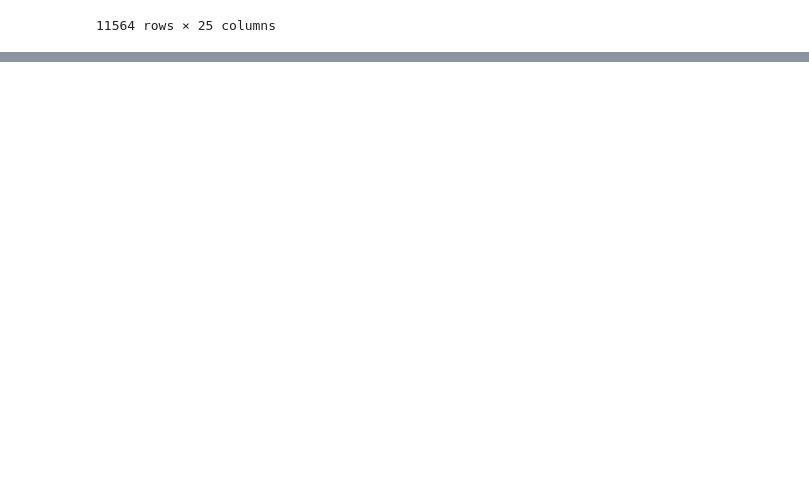
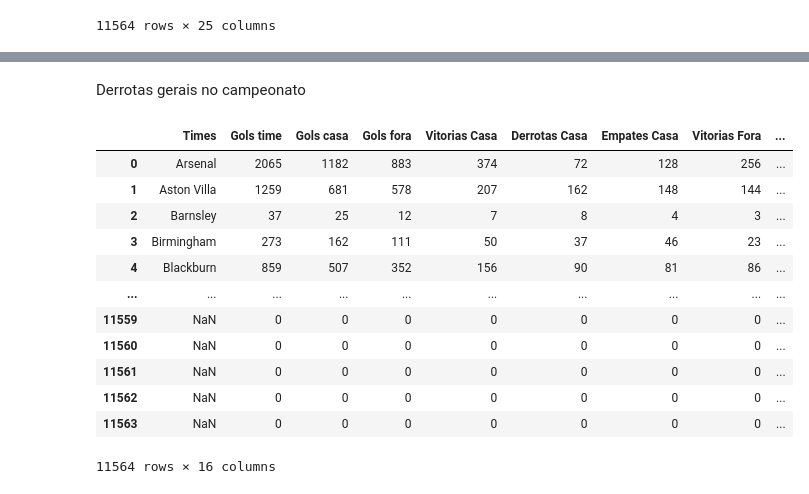
Before and after one commit to Jgabriel1800/Times_ingleses, a Jupyter notebook: premierleague.ipynb, the cells around one changed output, grey strips where cells are left out. Cells and saved outputs as stored; diff of their text form; code cells hidden in the pictures; blank space fills up the shorter version.

```diff
--- a/premierleague.ipynb
+++ b/premierleague.ipynb
@@ -373,0 +377,2 @@ dados_inicio
+# %%
+dados_resultados=pd.DataFrame(dados_inicio[['Times','Gols time','Gols casa','Gols fora','Media gols fora','Media gols casa','Vitorias Casa','Derrotas Casa','Empates Casa','Vitorias Fora','Derrotas Fora','Empates Fora','Vitorias total','Derrotas total','Empates total','Total jogos']])
@@ -373,0 +433,3 @@ dados_inicio
+# %%
+vitorias=(dados_resultados['Vitorias total']/dados_resultados['Total jogos']).fillna(0)
+dados_resultados['Aproveitamento vitorias']=vitorias
@@ -373,0 +440,21 @@ dados_inicio
+# %% [markdown]
+Derrotas gerais no campeonato
+# %%
+Aproveitamento_derrotas=(dados_resultados['Derrotas total']/dados_resultados['Total jogos']).fillna(0)
+dados_resultados['Aproveitamento derrotas']=Aproveitamento_derrotas
+# %%
+dados_resultados.drop(columns=['Media gols fora','Media gols casa'])
+# %% [output]
+|  | Times | Gols time | Gols casa | Gols fora | Vitorias Casa | Derrotas Casa | Empates Casa | Vitorias Fora | ... |
+| 0 | Arsenal | 2065 | 1182 | 883 | 374 | 72 | 128 | 256 | ... |
+| 1 | Aston Villa | 1259 | 681 | 578 | 207 | 162 | 148 | 144 | ... |
+| 2 | Barnsley | 37 | 25 | 12 | 7 | 8 | 4 | 3 | ... |
+| 3 | Birmingham | 273 | 162 | 111 | 50 | 37 | 46 | 23 | ... |
+| 4 | Blackburn | 859 | 507 | 352 | 156 | 90 | 81 | 86 | ... |
+| ... | ... | ... | ... | ... | ... | ... | ... | ... | ... |
+| 11559 | NaN | 0 | 0 | 0 | 0 | 0 | 0 | 0 | ... |
+| 11560 | NaN | 0 | 0 | 0 | 0 | 0 | 0 | 0 | ... |
+| 11561 | NaN | 0 | 0 | 0 | 0 | 0 | 0 | 0 | ... |
+| 11562 | NaN | 0 | 0 | 0 | 0 | 0 | 0 | 0 | ... |
+| 11563 | NaN | 0 | 0 | 0 | 0 | 0 | 0 | 0 | ... |
+11564 rows × 16 columns
```
Also changed, not shown: parts of 23 cells of this notebook.
